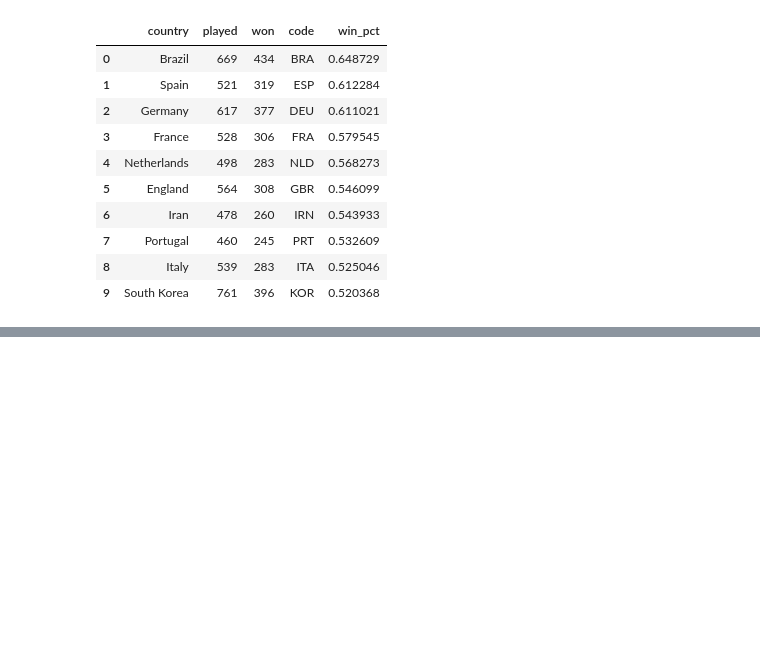
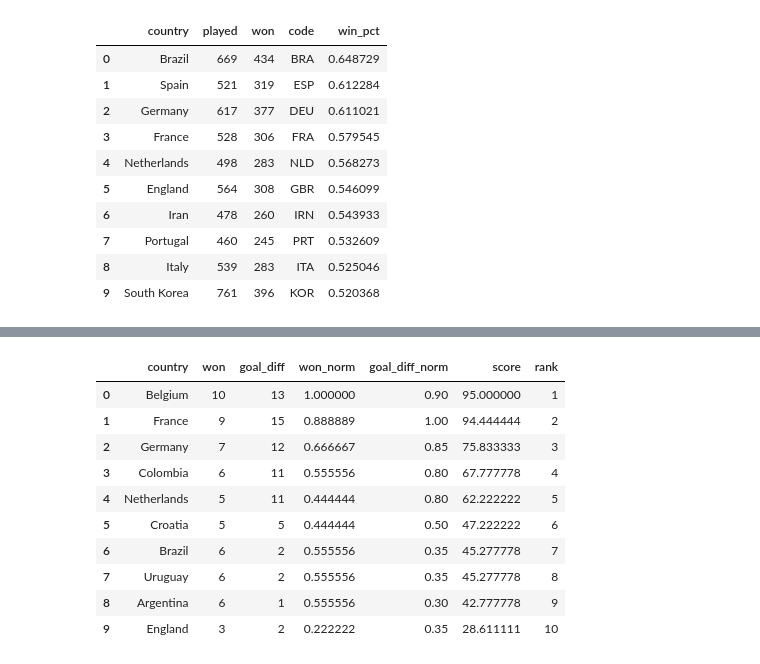
Before and after one commit to CS1951A-S21-Brown/hw6-dataviz-jiantleman, a Jupyter notebook: data/Data Cleaning.ipynb, the cells around one changed output, grey strips where cells are left out. Cells and saved outputs as stored; diff of their text form; code cells hidden in the pictures; blank space fills up the shorter version.

```diff
--- a/data/Data Cleaning.ipynb
+++ b/data/Data Cleaning.ipynb
@@ -196,0 +243,5 @@ win_pct.head(10).to_csv("football_q2.csv", index=False)
+# %%
+# Count goal difference for away country
+away_score = wc.groupby('away_team').sum()
+away_score = away_score['away_score'] - away_score['home_score']
+away_score.head()
@@ -196,0 +256,5 @@ win_pct.head(10).to_csv("football_q2.csv", index=False)
+# %%
+# Calculate overall goal difference
+world_cup['goal_diff'] = (home_score+away_score)
+world_cup = world_cup.rename(columns={"winner":"won"})
+world_cup.head()
@@ -196,0 +268,6 @@ win_pct.head(10).to_csv("football_q2.csv", index=False)
+# %%
+# Normalize values using min-max
+max_won = world_cup['won'].max()
+min_won = world_cup['won'].min()
+world_cup['won_norm'] = (world_cup['won']-min_won)/(max_won-min_won)
+world_cup.head()
@@ -196,0 +281,6 @@ win_pct.head(10).to_csv("football_q2.csv", index=False)
+# %%
+# Normalize values using min-max
+max_diff = world_cup['goal_diff'].max()
+min_diff = world_cup['goal_diff'].min()
+world_cup['goal_diff_norm'] = (world_cup['goal_diff']-min_diff)/(max_diff-min_diff)
+world_cup.head()
@@ -196,0 +294,20 @@ win_pct.head(10).to_csv("football_q2.csv", index=False)
+# %%
+#Calculate score
+world_cup['score'] = 50*(world_cup['goal_diff_norm']+world_cup['won_norm'])
+world_cup = world_cup.sort_values(by="score", ascending=False)
+world_cup = world_cup.reset_index()
+world_cup = world_cup.rename(columns={"index":"country"})
+world_cup['rank'] = world_cup.index+1
+world_cup.head(10)
+# %% [output]
+|  | country | won | goal_diff | won_norm | goal_diff_norm | score | rank |
+| 0 | Belgium | 10 | 13 | 1.000000 | 0.90 | 95.000000 | 1 |
+| 1 | France | 9 | 15 | 0.888889 | 1.00 | 94.444444 | 2 |
+| 2 | Germany | 7 | 12 | 0.666667 | 0.85 | 75.833333 | 3 |
+| 3 | Colombia | 6 | 11 | 0.555556 | 0.80 | 67.777778 | 4 |
+| 4 | Netherlands | 5 | 11 | 0.444444 | 0.80 | 62.222222 | 5 |
+| 5 | Croatia | 5 | 5 | 0.444444 | 0.50 | 47.222222 | 6 |
+| 6 | Brazil | 6 | 2 | 0.555556 | 0.35 | 45.277778 | 7 |
+| 7 | Uruguay | 6 | 2 | 0.555556 | 0.35 | 45.277778 | 8 |
+| 8 | Argentina | 6 | 1 | 0.555556 | 0.30 | 42.777778 | 9 |
+| 9 | England | 3 | 2 | 0.222222 | 0.35 | 28.611111 | 10 |
```
Also changed, not shown: parts of 11 cells of this notebook, 10 other files.
